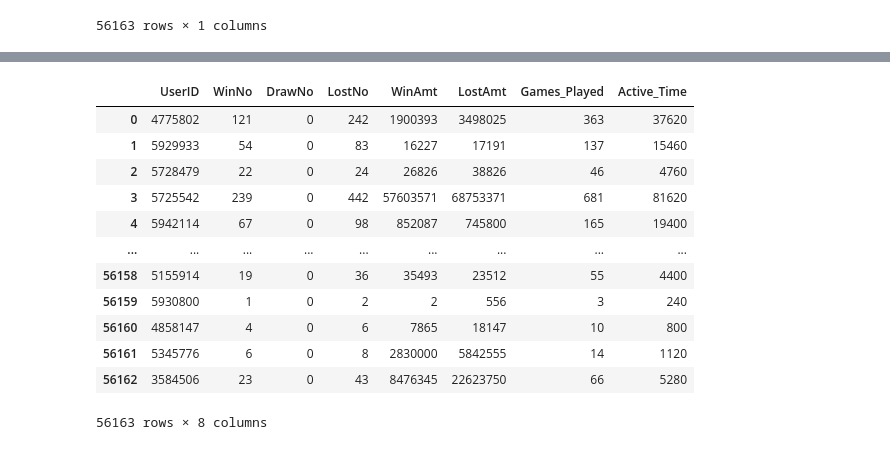
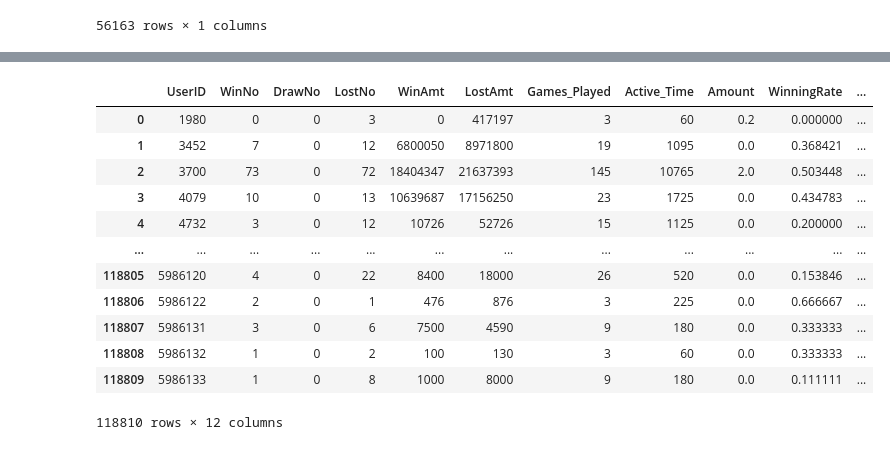
Before and after one commit to lechiben/churn-ltv-prediction, a Jupyter notebook: Churn Rate Prediction.ipynb, the cells around one changed output, grey strips where cells are left out. Saved outputs shown, nothing was run; the diff lists cells and outputs as text; code cells hidden in the pictures.

```diff
--- a/Churn Rate Prediction.ipynb
+++ b/Churn Rate Prediction.ipynb
@@ -184,3 +191,7 @@ play_log_summary
 | 118808 | 5986132 | 1 | 0 | 2 | 100 | 130 | 3 | 60 |
 | 118809 | 5986133 | 1 | 0 | 8 | 1000 | 8000 | 9 | 180 |
 118810 rows × 8 columns
+# %%
+# Getting the right format for date in transaction data
+
+transactions_df['Date']=pd.to_datetime(transactions_df['Date'].str[:10])
@@ -186,0 +205,5 @@ play_log_summary
+# %%
+# Sum in-game purchase by users during t0 -> t4
+
+transactions_df_t0_t4=pd.DataFrame(transactions_df_t0_t4.groupby(['UserID']).sum()['Amount'])
+transactions_df_t0_t4.reset_index(level='UserID')
@@ -187,18 +224,23 @@ play_log_summary
 # %%
-final_play_log_t0=play_log_t0_user.merge(play_log_summary, on='UserID', how='left')
-final_play_log_t0
+play_log_summary=play_log_summary.merge(transactions_df_t0_t4, on='UserID', how='left')
+play_log_summary=play_log_summary.fillna(0)
-# %% [output]
-|  | UserID | WinNo | DrawNo | LostNo | WinAmt | LostAmt | Games_Played | Active_Time |
-| 0 | 4775802 | 121 | 0 | 242 | 1900393 | 3498025 | 363 | 37620 |
-| 1 | 5929933 | 54 | 0 | 83 | 16227 | 17191 | 137 | 15460 |
-| 2 | 5728479 | 22 | 0 | 24 | 26826 | 38826 | 46 | 4760 |
-| 3 | 5725542 | 239 | 0 | 442 | 57603571 | 68753371 | 681 | 81620 |
-| 4 | 5942114 | 67 | 0 | 98 | 852087 | 745800 | 165 | 19400 |
-| ... | ... | ... | ... | ... | ... | ... | ... | ... |
-| 56158 | 5155914 | 19 | 0 | 36 | 35493 | 23512 | 55 | 4400 |
-| 56159 | 5930800 | 1 | 0 | 2 | 2 | 556 | 3 | 240 |
-| 56160 | 4858147 | 4 | 0 | 6 | 7865 | 18147 | 10 | 800 |
-| 56161 | 5345776 | 6 | 0 | 8 | 2830000 | 5842555 | 14 | 1120 |
-| 56162 | 3584506 | 23 | 0 | 43 | 8476345 | 22623750 | 66 | 5280 |
-56163 rows × 8 columns
+# %%
+play_log_summary['WinningRate']=play_log_summary['WinNo']/play_log_summary['Games_Played']
+play_log_summary['DrawRate']=play_log_summary['DrawNo']/play_log_summary['Games_Played']
+play_log_summary['LosingRate']=play_log_summary['LostNo']/play_log_summary['Games_Played']
+play_log_summary
+# %% [output]
+|  | UserID | WinNo | DrawNo | LostNo | WinAmt | LostAmt | Games_Played | Active_Time | Amount | WinningRate | ... |
+| 0 | 1980 | 0 | 0 | 3 | 0 | 417197 | 3 | 60 | 0.2 | 0.000000 | ... |
+| 1 | 3452 | 7 | 0 | 12 | 6800050 | 8971800 | 19 | 1095 | 0.0 | 0.368421 | ... |
+| 2 | 3700 | 73 | 0 | 72 | 18404347 | 21637393 | 145 | 10765 | 2.0 | 0.503448 | ... |
+| 3 | 4079 | 10 | 0 | 13 | 10639687 | 17156250 | 23 | 1725 | 0.0 | 0.434783 | ... |
+| 4 | 4732 | 3 | 0 | 12 | 10726 | 52726 | 15 | 1125 | 0.0 | 0.200000 | ... |
+| ... | ... | ... | ... | ... | ... | ... | ... | ... | ... | ... | ... |
+| 118805 | 5986120 | 4 | 0 | 22 | 8400 | 18000 | 26 | 520 | 0.0 | 0.153846 | ... |
+| 118806 | 5986122 | 2 | 0 | 1 | 476 | 876 | 3 | 225 | 0.0 | 0.666667 | ... |
+| 118807 | 5986131 | 3 | 0 | 6 | 7500 | 4590 | 9 | 180 | 0.0 | 0.333333 | ... |
+| 118808 | 5986132 | 1 | 0 | 2 | 100 | 130 | 3 | 60 | 0.0 | 0.333333 | ... |
+| 118809 | 5986133 | 1 | 0 | 8 | 1000 | 8000 | 9 | 180 | 0.0 | 0.111111 | ... |
+118810 rows × 12 columns
 # %%
```
Also changed, not shown: parts of 34 cells of this notebook.
